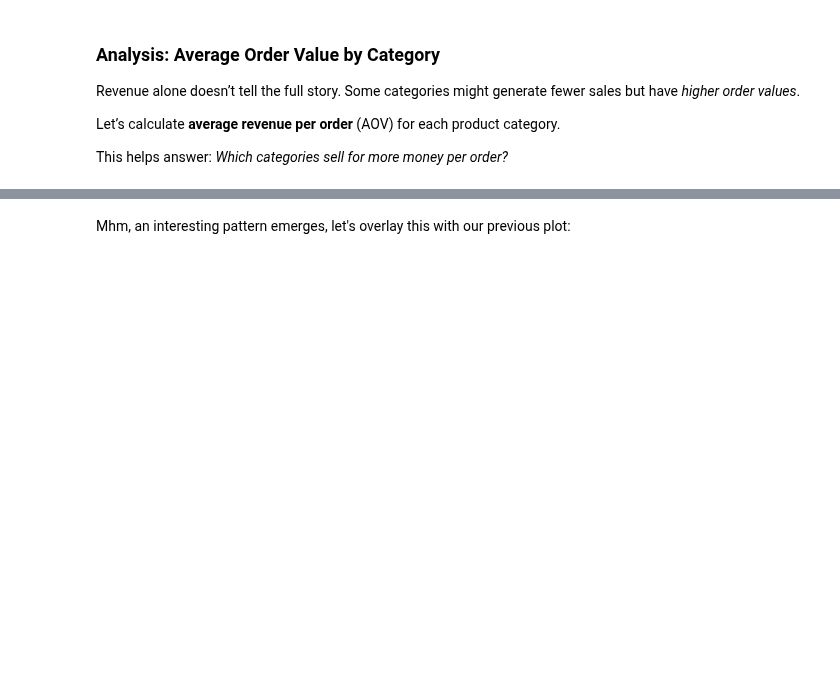
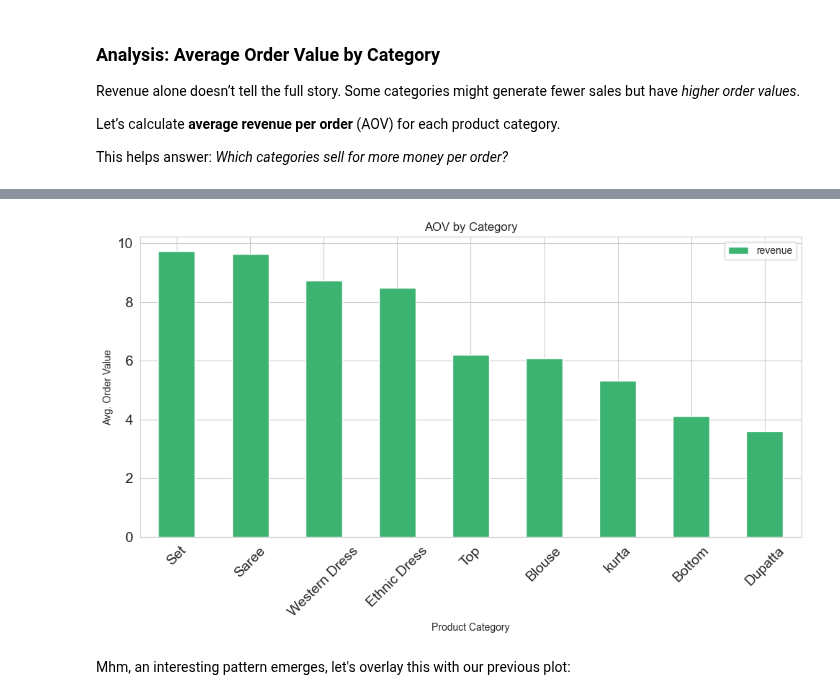
Before and after one commit to ciri/iese-dsfb, a Jupyter notebook: notebooks/210-Amazon-Part-I.ipynb, the cells around one changed output, grey strips where cells are left out. Drawn from its saved outputs; the diff is of its cells as text; code cells hidden in the pictures; blank space fills up the shorter version.

```diff
--- a/notebooks/210-Amazon-Part-I.ipynb
+++ b/notebooks/210-Amazon-Part-I.ipynb
@@ -181,5 +239,6 @@ This method groups the rows according to one or more **grouping variables**. Her
 
 Next, you select the columns to be aggregated, which, here would be just `price`. Finally, you specify the **aggregation function**. Having only the mean, you can do it just by adding `mean()` or by specifying `.agg('mean')`. The method `round()` works as you would expect it to.
 # %%
+df['revenue'] = df['amount_eu'] * df['qty']
 monthly_revenue = df.groupby('month')[['revenue']].sum()
 monthly_revenue
@@ -288,17 +391,19 @@ avg_order_value
 # %%
 avg_order_value.plot(
     kind     ='bar',
     color    ='mediumseagreen',
-    title    ='Average Order Value by Category',
+    title    ='AOV by Category',
     xlabel   ='Product Category',
     ylabel   ='Avg. Order Value',
     figsize  =(10, 6),
     fontsize =14
 )
 
 plt.xticks(rotation=45)
 plt.tight_layout()
 plt.show()
+# %% [output]
+[figure, added]
 # %% [markdown]
 Mhm, an interesting pattern emerges, let's overlay this with our previous plot:
 # %%
```
Also changed, not shown: parts of 21 cells of this notebook, 16 other files.
